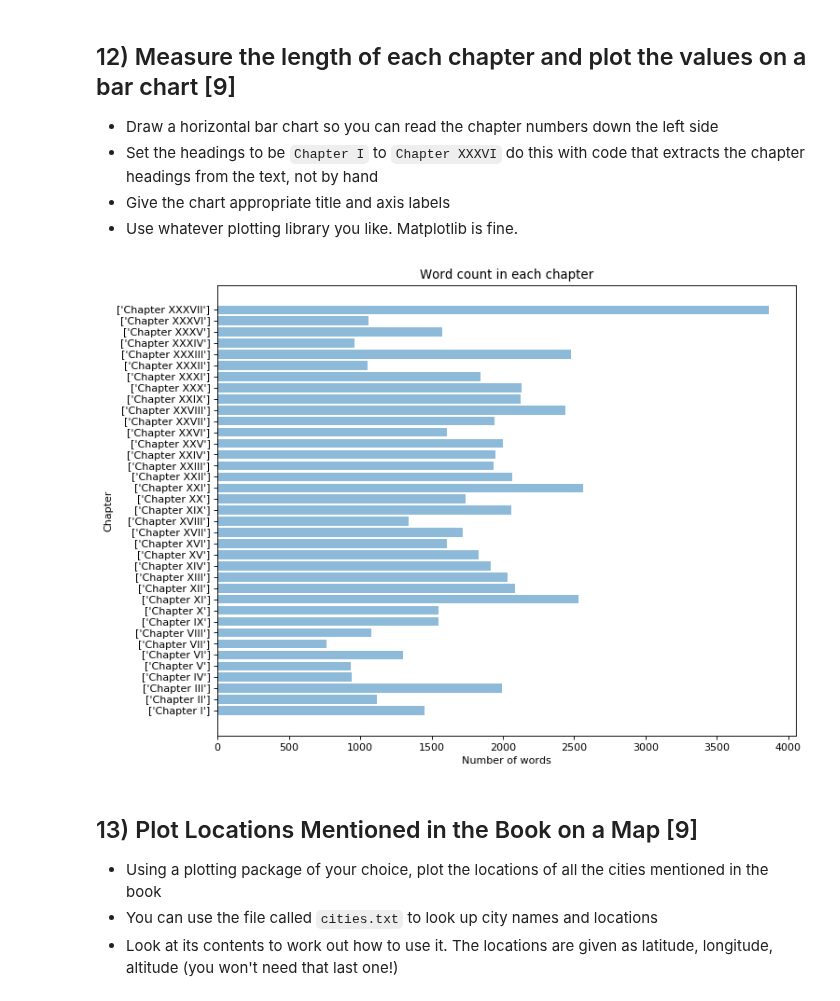
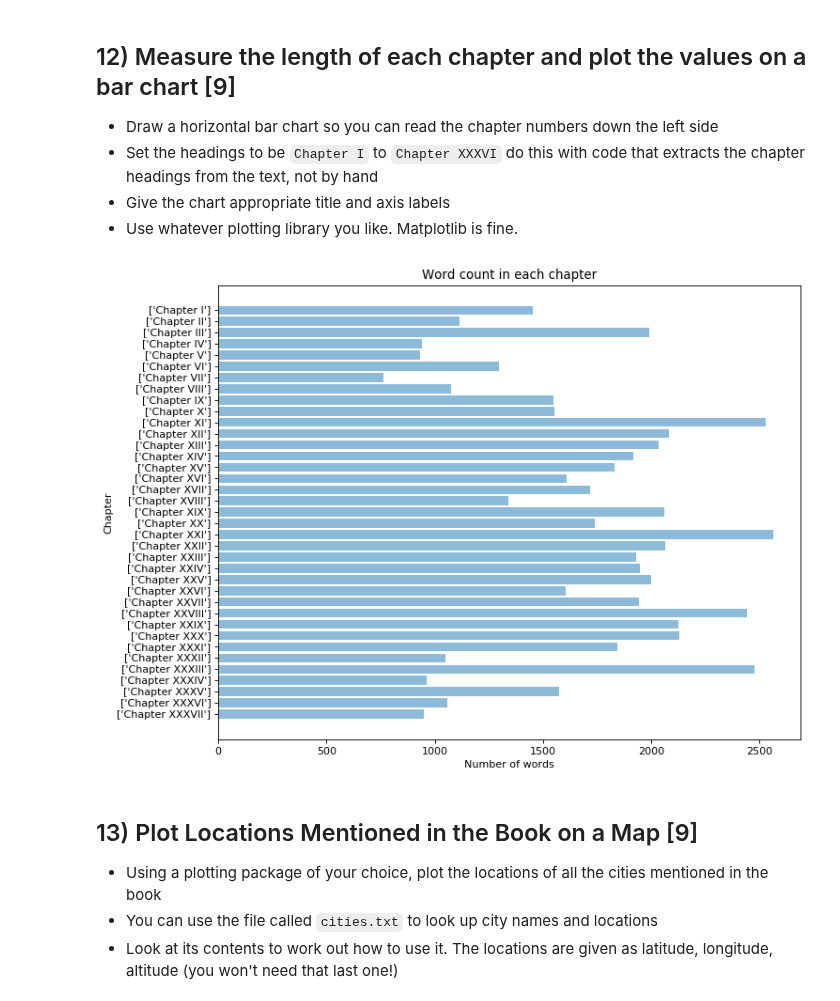
Before and after one commit to matzar/Python, a Jupyter notebook: Assignment/Mateusz Zaremba.ipynb, the cells around one changed output. Cells and saved outputs as stored; diff of their text form; code cells hidden in the pictures.

```diff
--- a/Assignment/Mateusz Zaremba.ipynb
+++ b/Assignment/Mateusz Zaremba.ipynb
@@ -220,11 +220,17 @@ chapters_and_content = list()
 
 # Here we create our 2d tables.
 # We're iterating through all the words in the book using 'book_words' list.
-# We will look for the first occurence of "Chapter" with regards to spelling.
-# When we encounter this words this means:
+# We will look for the first occurence of - 'Chapter'. Because the table of contents is written
+# in all capitals, the word - 'CHAPTER' - will be omitted as well as the chapters' description and
+# initial publisher notes - which we don't really need. Each chapter starts with the same
+# chapter description, as in the table of contents, so we will be able to get it differently.
+# When we encounter the word 'Chapter' this means:
 # - The next object is chapter's number.
 # - Next are the uppercase letters so they're the chapter's description.
-# - Next is the chapter's description, which will end with the next occurence of the word "Chapter".
+# - Next is the chapter's description, which will end with the next occurence of the word "Chapter";
+# the exception is the last chapter, which ends with - '***' - and next are the publisher's notes.
+# We make sure to take this into consideration and not count the publisher's notes as the chapter's content,
+# which would break the whole idea and would discupt the last chapter's word count.
 # - This ends our iteration; we change the iterators value to point to the current place in the loop
 #   and proceed to load the next chapter because it's already waiting in the cue!
 i = 0
@@ -252,8 +258,13 @@ while i < len(book_words):
         # If we keep going until we encounter the next word 'Chapter',
         # we can get the entire chapter into a string!
         while book_words[j] != "Chapter" and j != len(book_words)-1:
-            chapter_content_holder += " " + str(book_words[j])
-            j+=1
+            # Make sure we don't go beyond the last chapter
+            if book_words[j] != '***':
+                current_word = book_words[j]
+                chapter_content_holder += " " + str(book_words[j])
+                j+=1
+            else:
+                break
         # Use the list containing the chapter name and number and the list with its content
         # to create a 2d table of chapters and their content.
         chapters_and_content.append([chapter_tag_holder, chapter_content_holder])
@@ -333,20 +344,21 @@ import numpy as np
 # %%
 # increase the size of the plot
 figure(num=None, figsize=(10, 8), dpi=80, facecolor='w', edgecolor='k')
 # create a list of chapters' lengths
-chapter_length = [len(chapters_and_content[i][1].split()) for i in range(len(chapters_and_content))]
+chapter_length = [len(chapters_and_content[i][1].split()) for i in reversed(range(len(chapters_and_content)))]
 
 # prepare the bar chart for plotting
 y_pos = np.arange(len(chapter_list))
 plt.barh(y_pos, chapter_length, align='center', alpha=0.5)
-plt.yticks(y_pos, chapter_list)
+plt.yticks(y_pos, reversed(chapter_list))
 plt.ylabel('Chapter')
 plt.xlabel('Number of words')
 plt.title('Word count in each chapter')
 # plot the bar chart
+# TODO uncomment
 plt.show()
 # %% [output]
-[figure, old version]
+[figure, new version]
 # %% [markdown]
  ## 13) Plot Locations Mentioned in the Book on a Map [9]
 
```
Also changed, not shown: parts of 5 cells of this notebook, 2 other files.
